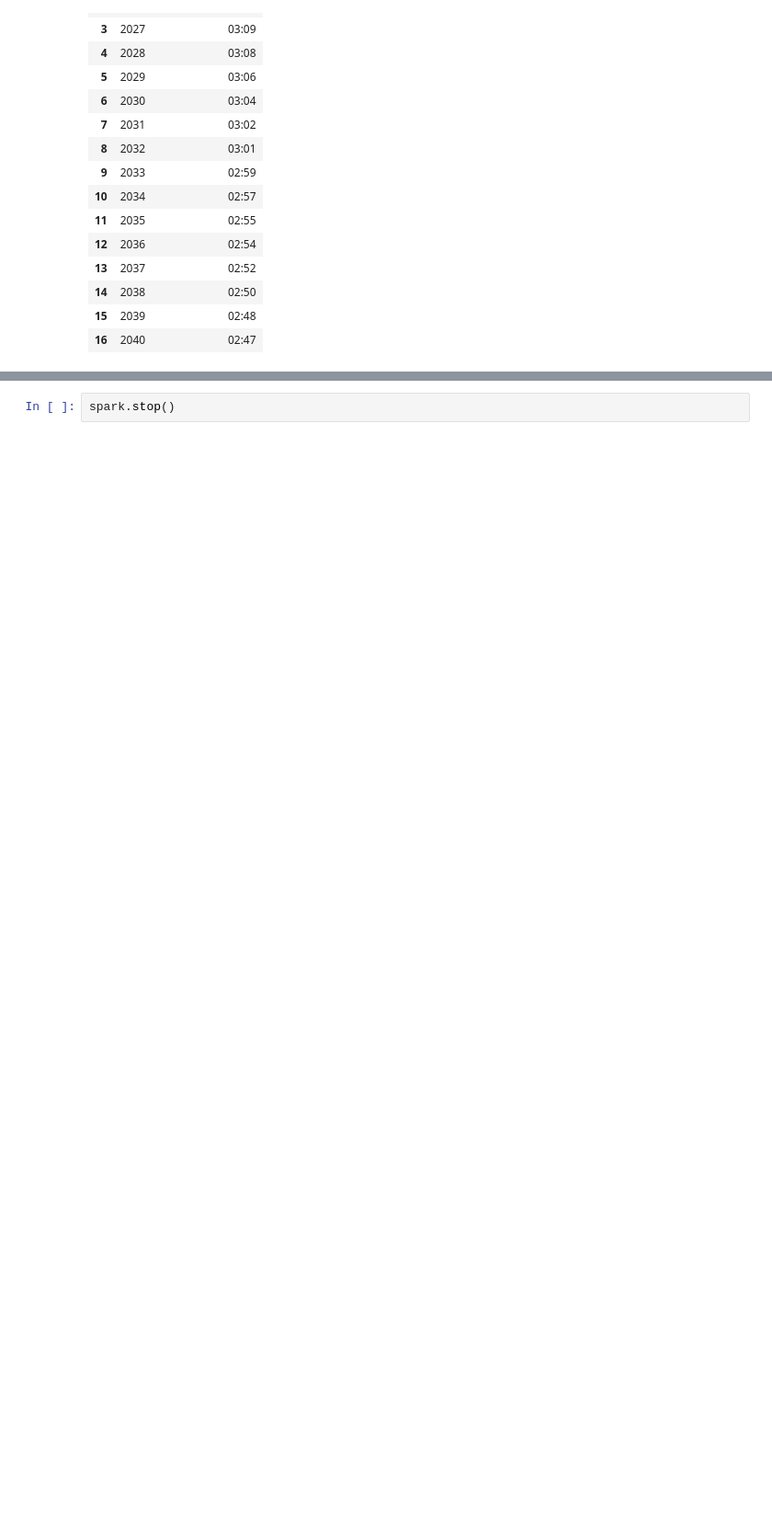
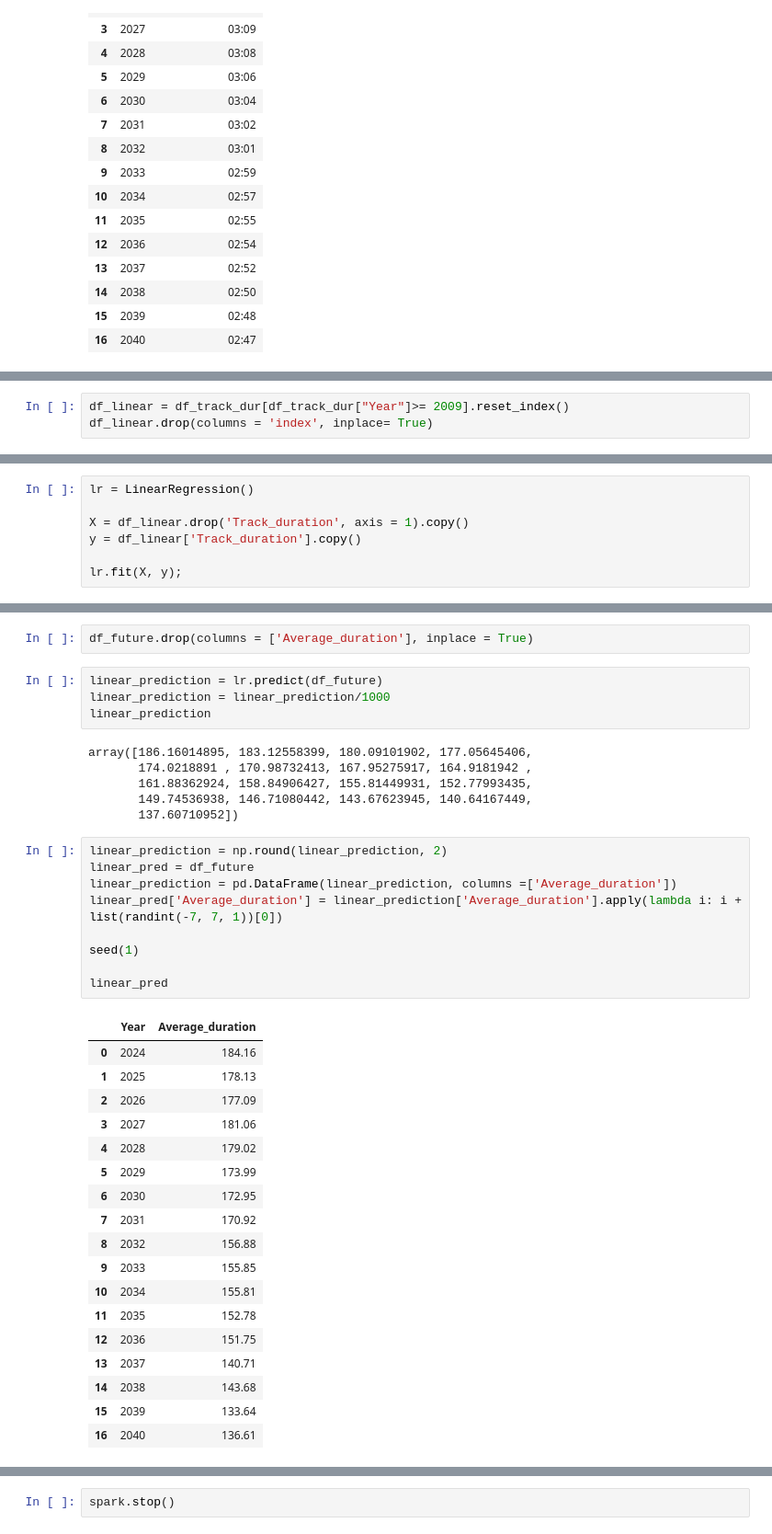
Before and after one commit to MtsGou/case-music-most-popular-songs, a Jupyter notebook: 3_modeling_avg_track_duration_2023-02-21.ipynb, the cells around one changed output, grey strips where cells are left out. Shown at 92% size. Cells and saved outputs as stored; diff of their text form; blank space fills up the shorter version.

```diff
--- a/3_modeling_avg_track_duration_2023-02-21.ipynb
+++ b/3_modeling_avg_track_duration_2023-02-21.ipynb
@@ -325,0 +330,3 @@ linear_pred.head(20)
+# %%
+df_linear = df_track_dur[df_track_dur["Year"]>= 2009].reset_index()
+df_linear.drop(columns = 'index', inplace= True)
@@ -325,0 +339,7 @@ linear_pred.head(20)
+# %%
+lr = LinearRegression()
+
+X = df_linear.drop('Track_duration', axis = 1).copy()
+y = df_linear['Track_duration'].copy()
+
+lr.fit(X, y);
@@ -325,0 +371,40 @@ linear_pred.head(20)
+# %%
+df_future.drop(columns = ['Average_duration'], inplace = True)
+# %%
+linear_prediction = lr.predict(df_future)
+linear_prediction = linear_prediction/1000
+linear_prediction
+# %% [output]
+array([186.16014895, 183.12558399, 180.09101902, 177.05645406,
+       174.0218891 , 170.98732413, 167.95275917, 164.9181942 ,
+       161.88362924, 158.84906427, 155.81449931, 152.77993435,
+       149.74536938, 146.71080442, 143.67623945, 140.64167449,
+       137.60710952])
+# %%
+linear_prediction = np.round(linear_prediction, 2)
+linear_pred = df_future
+linear_prediction = pd.DataFrame(linear_prediction, columns =['Average_duration'])
+linear_pred['Average_duration'] = linear_prediction['Average_duration'].apply(lambda i: i + list(randint(-7, 7, 1))[0])
+
+seed(1)
+
+linear_pred
+# %% [output]
+|  | Year | Average_duration |
+| 0 | 2024 | 184.16 |
+| 1 | 2025 | 178.13 |
+| 2 | 2026 | 177.09 |
+| 3 | 2027 | 181.06 |
+| 4 | 2028 | 179.02 |
+| 5 | 2029 | 173.99 |
+| 6 | 2030 | 172.95 |
+| 7 | 2031 | 170.92 |
+| 8 | 2032 | 156.88 |
+| 9 | 2033 | 155.85 |
+| 10 | 2034 | 155.81 |
+| 11 | 2035 | 152.78 |
+| 12 | 2036 | 151.75 |
+| 13 | 2037 | 140.71 |
+| 14 | 2038 | 143.68 |
+| 15 | 2039 | 133.64 |
+| 16 | 2040 | 136.61 |
```
Also changed, not shown: parts of 14 cells of this notebook, 3 other files.
